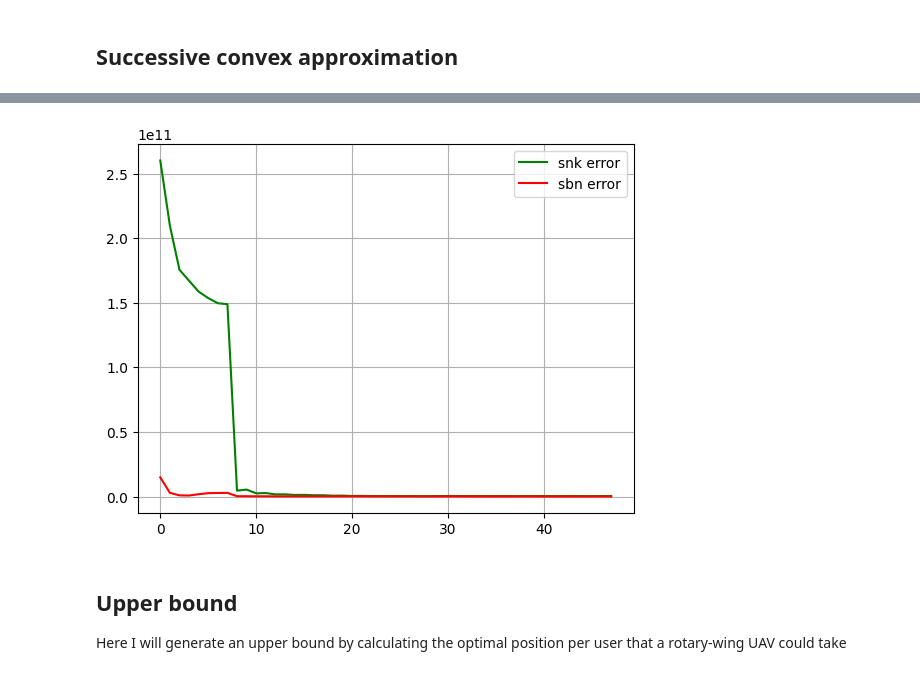
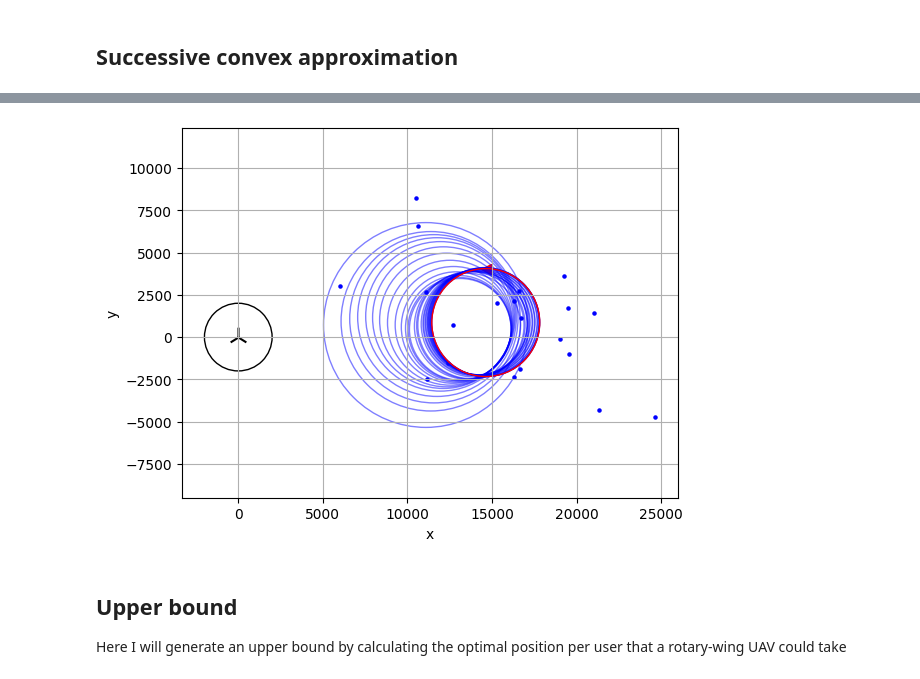
Before and after one commit to danielbonkowsky/uav-optimization, a Jupyter notebook: montecarlo-simulation/simulation.ipynb, the cells around one changed output, grey strips where cells are left out. Drawn from its saved outputs; the diff is of its cells as text; code cells hidden in the pictures.

```diff
--- a/montecarlo-simulation/simulation.ipynb
+++ b/montecarlo-simulation/simulation.ipynb
@@ -136,6 +137,7 @@ def optimize_alpha(r,
                    AU=AU,
                    AB=AB,
                    H=H,
+                   M=M,
                    verbose=False):
 
     # Compute UAV position at each timeslot
@@ -183,6 +185,7 @@ def optimize_a(alpha,
                AU=AU,
                AB=AB,
                H=H,
+               M=M,
                verbose=False):
 
     # Compute UAV position at each timeslot
@@ -256,7 +259,7 @@ def random_schedule(maxiters=1000, tol=1e-9):
 ## Powell's optimizer for $\alpha$, $r$, $\mathbf{c}$
 Here I define a block optimizer to iteratively optimize $\alpha$, $r$, $\mathbf{c}$.
 # %%
-def objective(params, alpha, a, users, AU, AB, H):
+def objective(params, alpha, a, users, AU, AB, H, M):
     r, cx, cy = params
     return -meanSE(alpha,
                    r,
@@ -266,7 +269,8 @@ def objective(params, alpha, a, users, AU, AB, H):
                    users=users,
                    AU=AU,
                    AB=AB,
-                   H=H)
+                   H=H,
+                   M=M)
 
 def powells_optimizer(
                     alpha0,
@@ -280,6 +284,7 @@ def powells_optimizer(
                     AU=AU,
                     AB=AB,
                     H=H,
+                    M=M,
                     tolerance=1e-3,
                     verbose=True
 ):
@@ -306,7 +311,8 @@ def powells_optimizer(
                        users=users,
                        AU=AU,
                        AB=AB,
-                       H=H)
+                       H=H,
+                       M=M)
         if verbose:
             print('    User scheduling optimized')
 
@@ -317,14 +323,15 @@ def powells_optimizer(
                                users=users,
                                AU=AU,
                                AB=AB,
-                               H=H)
+                               H=H,
+                               M=M)
         if verbose:
             print('    Timeshare optimized')
 
         result = minimize(
                     objective,
                     [r,cx,cy],
-                    args=(alpha, a, users, AU, AB, H),
+                    args=(alpha, a, users, AU, AB, H, M),
                     method='Powell',
                     bounds=bounds,
                     options={
@@ -347,7 +354,8 @@ def powells_optimizer(
                                   users=users,
                                   AU=AU,
                                   AB=AB,
-                                  H=H))
+                                  H=H,
+                                  M=M))
         traj_history.append((r, cx, cy))
 
         if it > 0:
@@ -426,6 +434,7 @@ def sca_optimizer(
                 AU=AU,
                 AB=AB,
                 H=H,
+                M=M,
                 tol=2e-3,
                 mosek_tol=1e-3,
                 max_mosek_iters=30,
@@ -468,7 +477,8 @@ def sca_optimizer(
                        users=users,
                        AU=AU,
                        AB=AB,
-                       H=H)
+                       H=H,
+                       M=M)
 
         # alpha optimization
         alpha = optimize_alpha(r,
@@ -478,7 +488,8 @@ def sca_optimizer(
                                users=users,
                                AU=AU,
                                AB=AB,
-                               H=H)
+                               H=H,
+                               M=M)
 
         mosek_obj_hist = []
 
@@ -561,10 +572,10 @@ def sca_optimizer(
             sbn_it_error = 0
             for n in range(N):
                 snk_it_error += np.sum(s_vars.value[n, :] - ( (ax_vars.value[n] - users_x)**2 + (ay_vars.value[n] - users_y)**2 + H_squared ))
-                sbn_it_error += np.sum(sb_var.value[n] - ( (ax_vars.value[n]**2 + ay_vars.value[n]**2 + H_squared) ))
+                sbn_it_error += sb_var.value[n] - ( (ax_vars.value[n]**2 + ay_vars.value[n]**2 + H_squared) )
 
             snk_it_error /= N*K
-            sbn_it_error /= N*K
+            sbn_it_error /= N
 
             snk_error.append(snk_it_error)
             sbn_error.append(sbn_it_error)
@@ -590,7 +601,8 @@ def sca_optimizer(
                                users=users,
                                AU=AU,
                                AB=AB,
-                               H=H))
+                               H=H,
+                               M=M))
         if it > 0:
             if (obj_hist[-1] - obj_hist[-2])/max(1e-9, obj_hist[-2]) < tol:
                 break
@@ -612,34 +624,36 @@ print(f'Optimal radius: {r_opt}')
 print(f'Optimal center point: ({cx_opt}, {cy_opt})')
 print(f'Achievable SE: {meanSE(alpha_opt, r_opt, cx_opt, cy_opt, a_opt)}')
 
-plt.plot(np.arange(0, len(snk_error)), snk_error, c='g', label='snk error')
-plt.plot(np.arange(0, len(sbn_error)), sbn_error, c='r', label='sbn error')
-plt.legend()
+# plt.plot(np.arange(0, len(snk_error)), snk_error, c='g', label='snk error')
+# plt.plot(np.arange(0, len(sbn_error)), sbn_error, c='r', label='sbn error')
+# plt.ylabel("Average error")
+# plt.xlabel("Iteration")
+# plt.legend()
+# plt.grid(True)
+# plt.show()
+
+xs, ys = zip(*users)
+plt.scatter(xs, ys, c='b', marker='o', s=5)
+plt.scatter(0, 0, c='black', marker='2', s=200, label="Origin")
+plt.scatter(cx_opt, cy_opt+r_opt, c='r', marker='<', s=50, label="UAV")
+ax = plt.gca()  # get current axes
+coverage_zone = patches.Circle((0, 0), radius=2000, fill=False, color='black', linewidth=1)
+flight_path = patches.Circle((cx_opt, cy_opt), radius=r_opt, fill=False, color='red', linewidth=1)
+
+for traj in traj_hist:
+    r, cx, cy = traj
+    path = patches.Circle((cx, cy), radius=r, fill=False, color='blue', alpha=0.5, linewidth=1)
+    ax.add_patch(path)
+
+ax.add_patch(coverage_zone)
+ax.add_patch(flight_path)
 plt.grid(True)
+plt.xlabel("x")
+plt.ylabel("y")
+plt.xlim(-10000, 10000)
+plt.ylim(-10000, 10000)
+plt.axis("equal")  # equal scaling
 plt.show()
-
-# xs, ys = zip(*users)
-# plt.scatter(xs, ys, c='b', marker='o', s=5)
-# plt.scatter(0, 0, c='black', marker='2', s=200, label="Origin")
-# plt.scatter(cx_opt, cy_opt+r_opt, c='r', marker='<', s=50, label="UAV")
-# ax = plt.gca()  # get current axes
-# coverage_zone = patches.Circle((0, 0), radius=2000, fill=False, color='black', linewidth=1)
-# flight_path = patches.Circle((cx_opt, cy_opt), radius=r_opt, fill=False, color='red', linewidth=1)
-
-# for traj in traj_hist:
-#     r, cx, cy = traj
-#     path = patches.Circle((cx, cy), radius=r, fill=False, color='blue', alpha=0.5, linewidth=1)
-#     ax.add_patch(path)
-
-# ax.add_patch(coverage_zone)
-# ax.add_patch(flight_path)
-# plt.grid(True)
-# plt.xlabel("x")
-# plt.ylabel("y")
-# plt.xlim(-10000, 10000)
-# plt.ylim(-10000, 10000)
-# plt.axis("equal")  # equal scaling
-# plt.show()
 # %% [output]
 SCA Optimizer Iteration 0
     MOSEK Iteration 0
@@ -661,4 +675,4 @@ Achievable SE: 2.990528170548605
-[figure, old version]
+[figure, new version]
 # %% [markdown]
 ## Upper bound
 Here I will generate an upper bound by calculating the optimal position per user that a rotary-wing UAV could take
```
Also changed, not shown: parts of 17 cells of this notebook.
